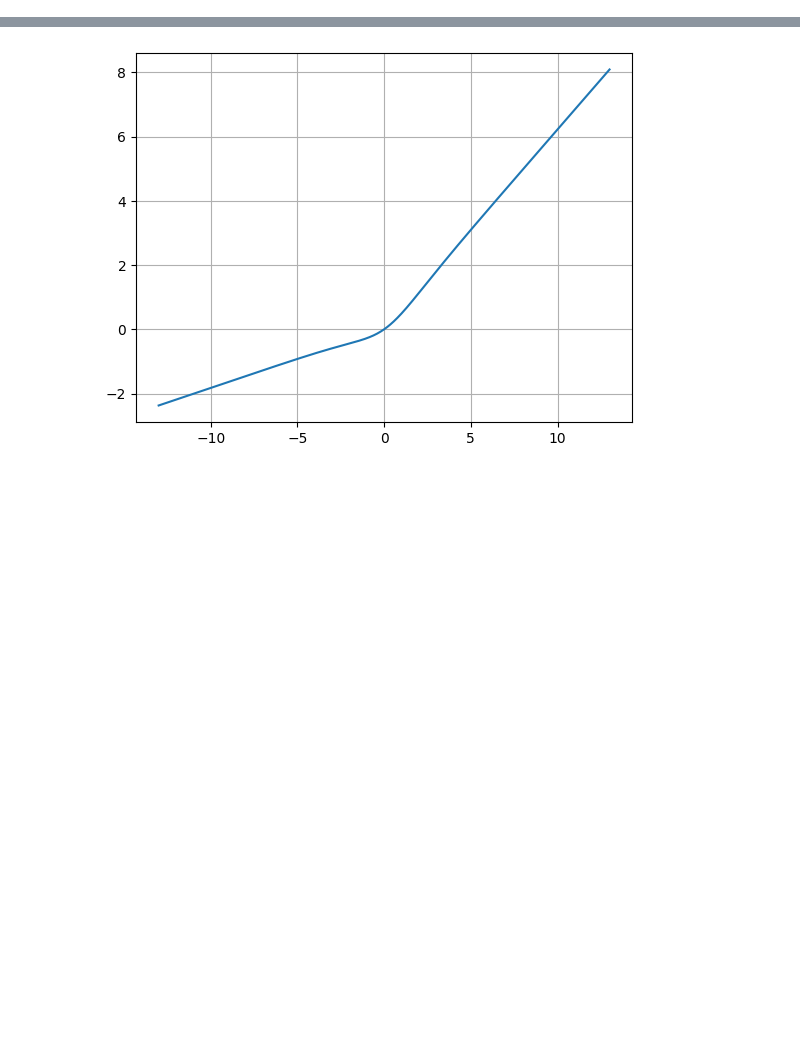
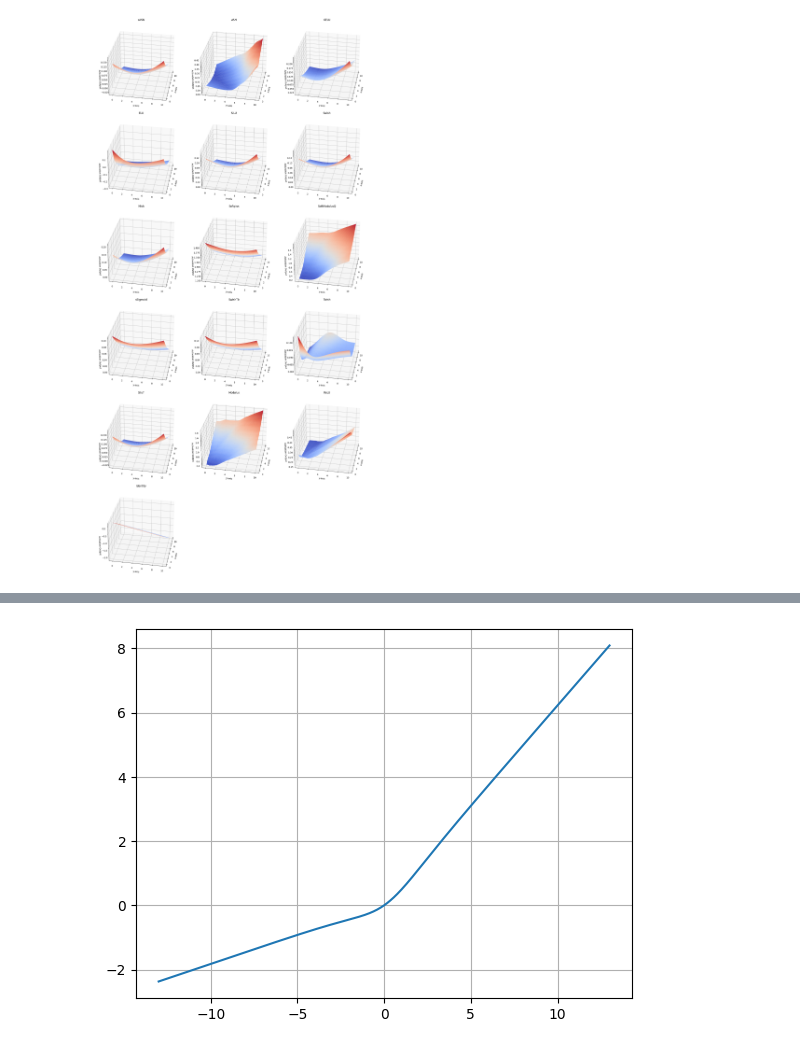
Before and after one commit to yeeca0101/experiments, a Jupyter notebook: try.ipynb, the cells around one changed output, grey strips where cells are left out. Drawn from its saved outputs; the diff is of its cells as text; code cells hidden in the pictures; blank space fills up the shorter version.

```diff
--- a/try.ipynb
+++ b/try.ipynb
@@ -163,0 +160,63 @@ torch.Size([400, 400]) torch.Size([400, 400]) torch.Size([160000, 2])
+# %%
+from mpl_toolkits.mplot3d import Axes3D
+
+# Assuming the rest of your code is defined above and the 'SimpleNN' class is available
+
+def plot_3d_output_landscape(network, resolution=400, input_type='linspace', input_range=(0, 10)):
+    # Generate input grid based on the specified input type
+    if input_type == 'linspace':
+        linspace = torch.linspace(*input_range, resolution)
+    elif input_type == 'gaussian':
+        linspace = torch.normal(mean=(input_range[0] + input_range[1]) / 2,
+                                std=(input_range[1] - input_range[0]) / 6,
+                                size=(resolution,))
+    elif input_type == 'uniform':
+        linspace = torch.rand(resolution) * (input_range[1] - input_range[0]) + input_range[0]
+    else:
+        raise ValueError(f"Unsupported input type: {input_type}")
+
+    x, y = torch.meshgrid(linspace, linspace)
+    grid = torch.stack((x.flatten(), y.flatten()), dim=1)
+
+    with torch.no_grad():
+        output = network(grid).reshape(resolution, resolution)
+
+    return x.numpy(), y.numpy(), output.numpy()
+
+def visualize_3d_activations(acts, resolution=100,input_type='linspace', z_angle=-230,use_bn=False,use_bias=False,use_ln=False):
+    num_activations = len(acts)
+    cols = 3  # You can adjust this as needed
+    rows = (num_activations + cols - 1) // cols  # Calculate the necessary number of rows
+    margin = 0.5
+    network = SimpleNN(lambda x:x,use_bn=use_bn,bias=use_bias,use_ln=use_ln)
+    network.eval()
+    fig = plt.figure(figsize=(cols * 6, rows * 6))  # Adjust the figure size as needed
+    for i, (name, activation_func) in enumerate(acts.items(), start=1):
+        ax = fig.add_subplot(rows, cols, i, projection='3d')
+        network.activation_func = activation_func
+        x, y, z = plot_3d_output_landscape(network, resolution,input_type=input_type)
+
+        # Plot a 3D surface
+        ax.view_init(elev=30, azim=z_angle)
+        ax.plot_surface(x, y, z, cmap='coolwarm')
+        ax.set_title(name)
+        ax.set_xlim([0-margin, 10+margin])
+        ax.set_ylim([10+margin, 0-margin])
+        ax.set_xlabel('x-axis')
+        ax.set_ylabel('y-axis')
+        ax.set_zlabel('Activation Output')
+
+        ax.dist = 10
+
+    plt.tight_layout()
+    plt.show()
+
+# Define your activation functions here (or assume they're defined elsewhere)
+# acts = {...}
+
+# Example usage
+
+visualize_3d_activations(acts, resolution=100,input_type='linspace',
+                         z_angle=-170,use_bn=False,use_bias=True,use_ln=True)
+# %% [output]
+[figure, added]
```
Also changed, not shown: parts of 20 cells of this notebook, 1 other file.
